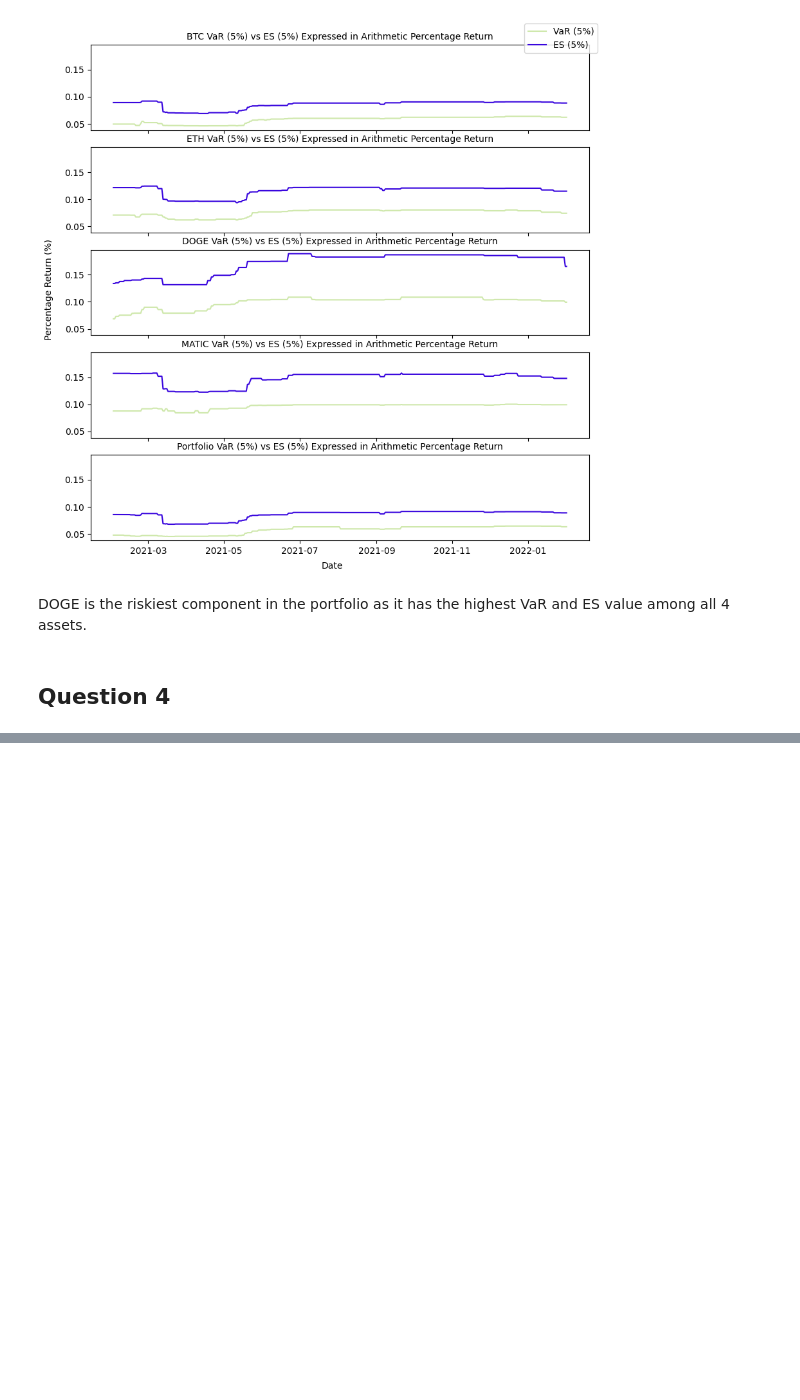
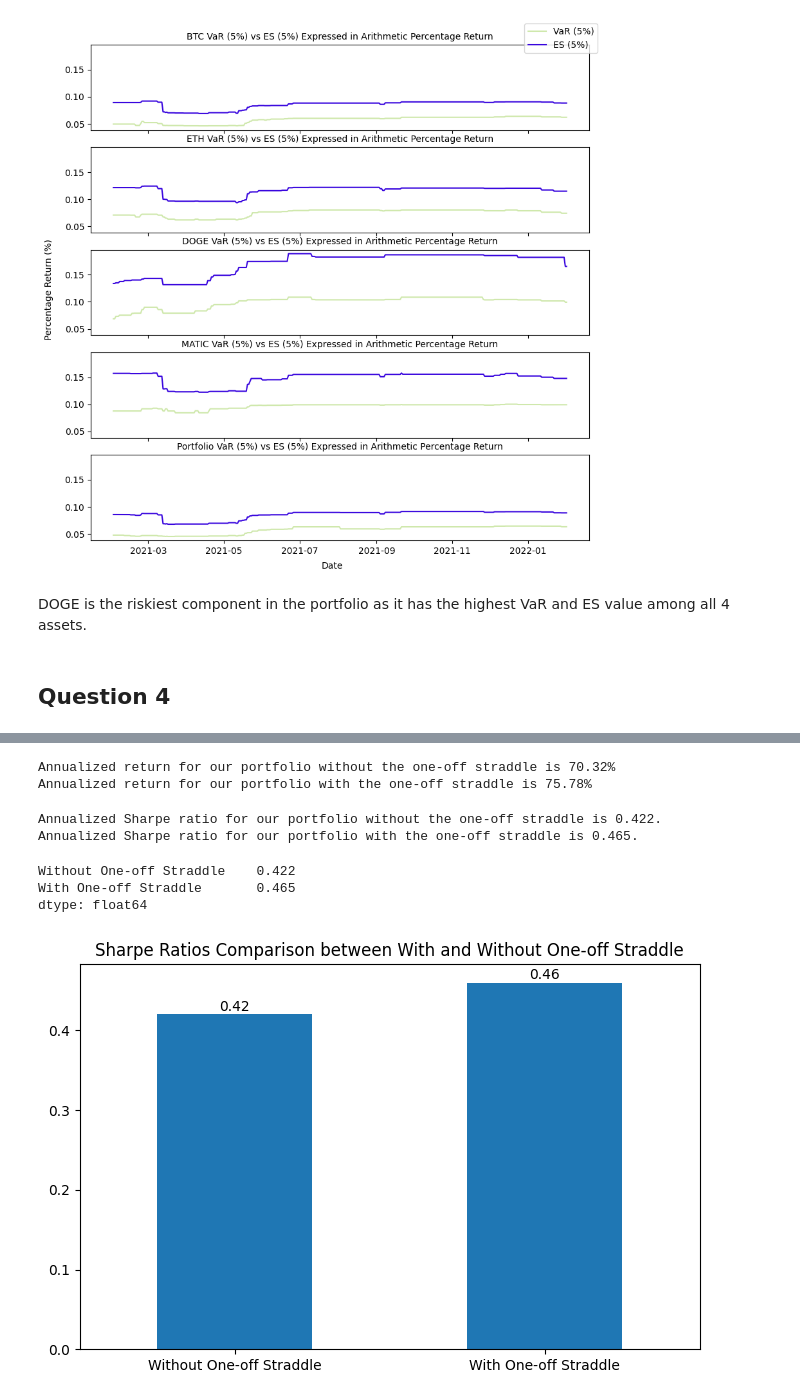
Before and after one commit to remuslum/BT4016team, a Jupyter notebook: Project.ipynb, the cells around one changed output, grey strips where cells are left out. Drawn from its saved outputs; the diff is of its cells as text; code cells hidden in the pictures; blank space fills up the shorter version.

```diff
--- a/Project.ipynb
+++ b/Project.ipynb
@@ -810,0 +701,6 @@ plt.show()
+# %%
+num_coins = 10
+portfolio_df = pd.DataFrame()
+portfolio_df['Close'] = num_coins*weights_df3['BTC']*df2.loc["2020-02-02":]['BTC_close'] \
++ num_coins*weights_df3['ETH']*df2.loc["2020-02-02":]['ETH_close']
+portfolio_df.head(10)
@@ -810,0 +837,56 @@ plt.show()
+# %%
+eth_returns_after = ethpriceatexercise*num_eth
+with_straddle_returns_after = straddle_return - eth_returns_after
+portfolio_df['Close With Straddle'] = portfolio_df['Close']
+portfolio_df.loc['2021-01-08':, 'Close With Straddle'] += with_straddle_returns_after
+portfolio_df['original_log_return'] = np.log(portfolio_df['Close'] / portfolio_df['Close'].shift(1))
+portfolio_df['log_return'] = np.log(portfolio_df['Close With Straddle'] / portfolio_df['Close With Straddle'].shift(1))
+portfolio_df.dropna(inplace=True)
+# %%
+cumulative_return = portfolio_df['original_log_return'].sum()
+annualized_return = np.exp(cumulative_return * (365 / len(portfolio_df))) - 1
+cumulative_return_ws = portfolio_df['log_return'].sum()
+annualized_return_ws = np.exp(cumulative_return_ws * (365 / len(portfolio_df))) - 1
+print(f'Annualized return for our portfolio without the one-off straddle is {annualized_return*100:.2f}%')
+print(f'Annualized return for our portfolio with the one-off straddle is {annualized_return_ws*100:.2f}%')
+# %% [output]
+Annualized return for our portfolio without the one-off straddle is 70.32%
+Annualized return for our portfolio with the one-off straddle is 75.78%
+# %%
+mean_daily_returns = portfolio_df['original_log_return'].mean()
+std_daily_returns = portfolio_df['original_log_return'].std()
+mean_daily_returns_ws = portfolio_df['log_return'].mean()
+std_daily_returns_ws = portfolio_df['log_return'].std()
+
+annualized_mean_returns = mean_daily_returns * 365
+annualized_std_returns = std_daily_returns * np.sqrt(365)
+annualized_mean_returns_ws = mean_daily_returns_ws * 365
+annualized_std_returns_ws = std_daily_returns_ws * np.sqrt(365)
+
+sharpe_ratio = round((annualized_mean_returns) / annualized_std_returns, 3)
+sharpe_ratio_ws = round((annualized_mean_returns_ws) / annualized_std_returns_ws, 3)
+print(f'Annualized Sharpe ratio for our portfolio without the one-off straddle is {sharpe_ratio}.')
+print(f'Annualized Sharpe ratio for our portfolio with the one-off straddle is {sharpe_ratio_ws}.')
+# %% [output]
+Annualized Sharpe ratio for our portfolio without the one-off straddle is 0.422.
+Annualized Sharpe ratio for our portfolio with the one-off straddle is 0.465.
+# %%
+sharpe_ratio_compare = pd.Series([sharpe_ratio, sharpe_ratio_ws], index=["Without One-off Straddle", "With One-off Straddle"])
+sharpe_ratio_compare
+# %% [output]
+Without One-off Straddle    0.422
+With One-off Straddle       0.465
+dtype: float64
+# %%
+# plot volatility
+ax = round(sharpe_ratio_compare, 2).plot(kind="bar", figsize = (8, 5))
+plt.title("Sharpe Ratios Comparison between With and Without One-off Straddle")
+
+for p in ax.patches:
+    ax.annotate(str(p.get_height()), (p.get_x() + 0.20, p.get_height() + 0.005))
+
+locs, labels = plt.xticks()
+plt.setp(labels, rotation=0)
+plt.show()
+# %% [output]
+[figure, added]
```
Also changed, not shown: parts of 51 cells of this notebook.
